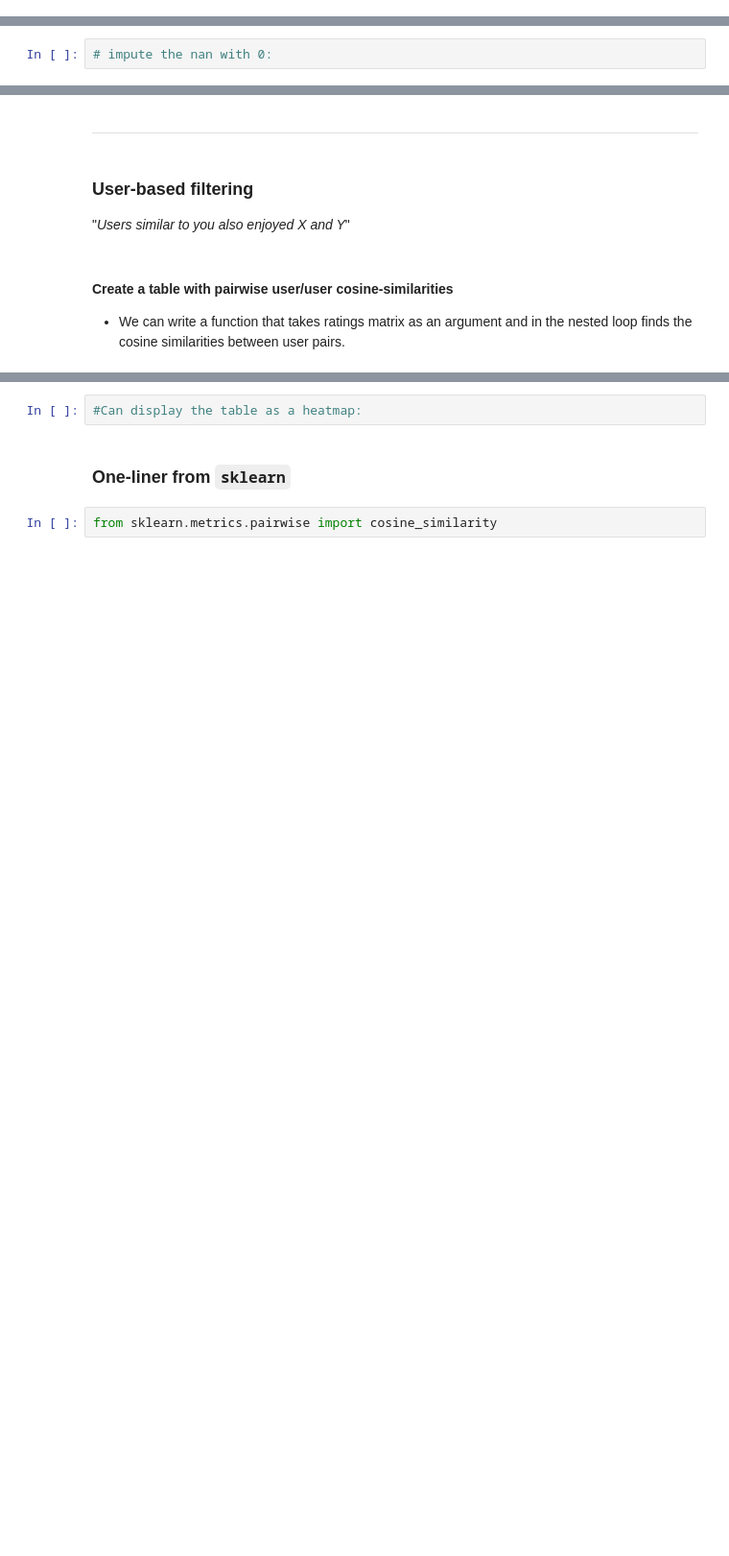
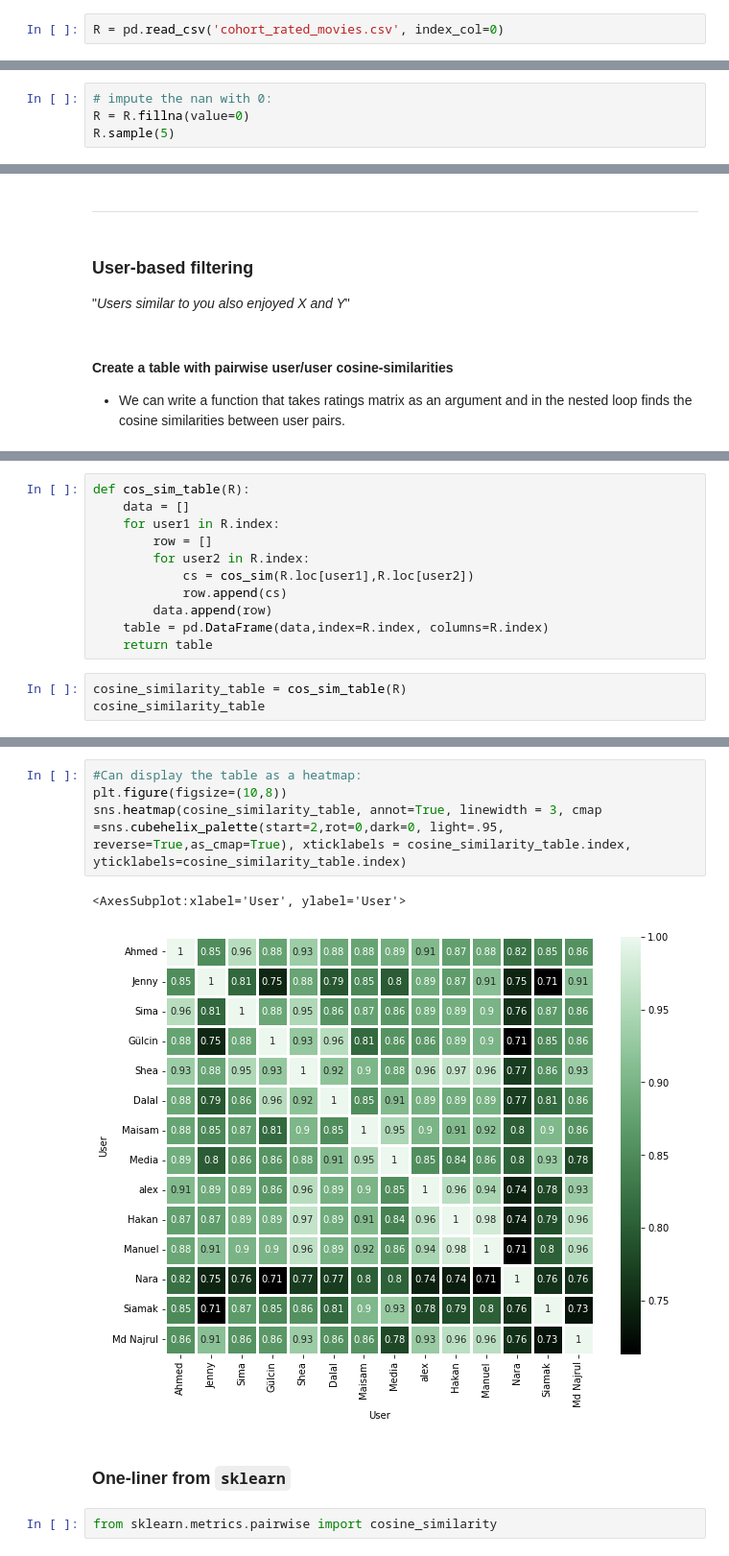
Before and after one commit to RosiNantis/Projects_from_Spiced_personal, a Jupyter notebook: week_10/10.4.cosine_similarity/cosine_similarity_sri.ipynb, the cells around one changed output, grey strips where cells are left out. Shown at 96% size. Saved outputs shown, nothing was run; the diff lists cells and outputs as text; blank space fills up the shorter version.

Commit message:
class explain cosine similarities

```diff
--- a/week_10/10.4.cosine_similarity/cosine_similarity_sri.ipynb
+++ b/week_10/10.4.cosine_similarity/cosine_similarity_sri.ipynb
@@ -69,3 +69,5 @@ import numpy as np
 import matplotlib.pyplot as plt
 import seaborn as sns
 from sklearn.metrics.pairwise import cosine_similarity
+# %%
+R = pd.read_csv('cohort_rated_movies.csv', index_col=0)
@@ -81,3 +93,5 @@ We have to deal with the `NaN`s. Remember we have some options available:
 For cosine similarity we need to fill the `NaN`s with zero because we don't want imputed means making users seem similar when they are not
 # %%
 # impute the nan with 0:
+R = R.fillna(value=0)
+R.sample(5)
@@ -108,0 +143,14 @@ We can take two user vectors and compare them:
+# %%
+def cos_sim_table(R):
+    data = []
+    for user1 in R.index:
+        row = []
+        for user2 in R.index:
+            cs = cos_sim(R.loc[user1],R.loc[user2])
+            row.append(cs)
+        data.append(row)
+    table = pd.DataFrame(data,index=R.index, columns=R.index)
+    return table
+# %%
+cosine_similarity_table = cos_sim_table(R)
+cosine_similarity_table
@@ -109,5 +174,11 @@ We can take two user vectors and compare them:
 # %%
 #Can display the table as a heatmap:
+plt.figure(figsize=(10,8))
+sns.heatmap(cosine_similarity_table, annot=True, linewidth = 3, cmap =sns.cubehelix_palette(start=2,rot=0,dark=0, light=.95, reverse=True,as_cmap=True), xticklabels = cosine_similarity_table.index,
+yticklabels=cosine_similarity_table.index)
+# %% [output]
+<AxesSubplot:xlabel='User', ylabel='User'>
+[figure, added]
 # %% [markdown]
 ### One-liner from  `sklearn`
 # %%
```
Also changed, not shown: parts of 8 cells of this notebook.
